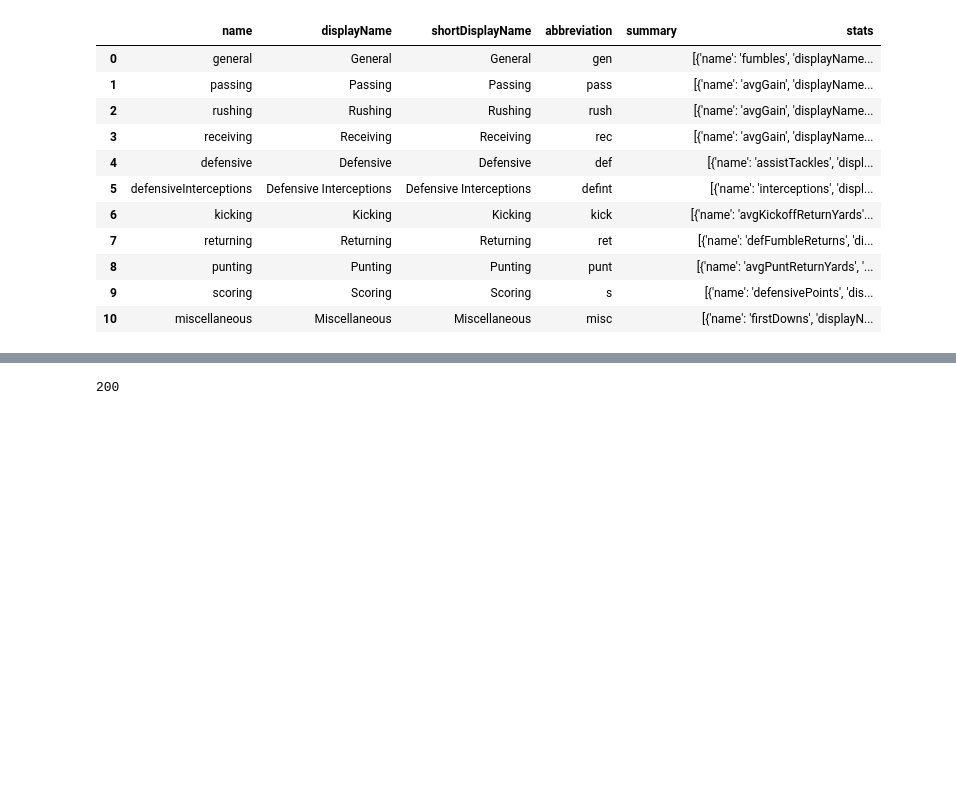
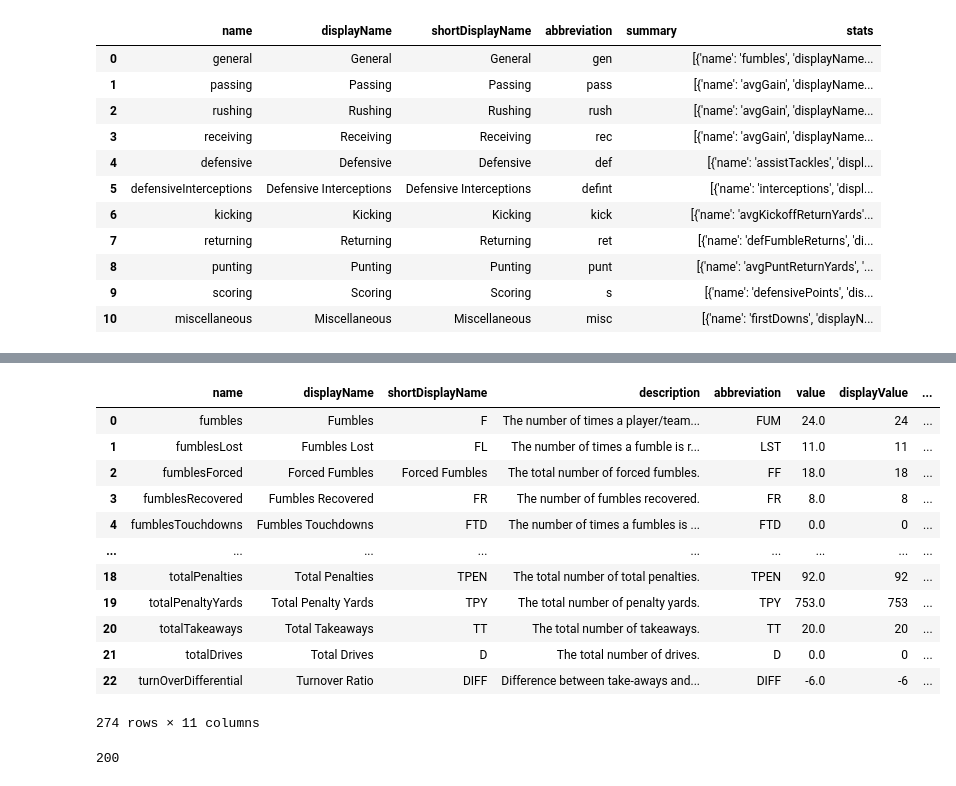
Before and after one commit to okennedyumd/INST414-Project, a Jupyter notebook: NFL_API_DATABASE.ipynb, the cells around one changed output, grey strips where cells are left out. Saved outputs shown, nothing was run; the diff lists cells and outputs as text; code cells hidden in the pictures; blank space fills up the shorter version.

Commit message:
team

```diff
--- a/NFL_API_DATABASE.ipynb
+++ b/NFL_API_DATABASE.ipynb
@@ -213,7 +224,3 @@ stats3
 | 8 | punting | Punting | Punting | punt |  | [{'name': 'avgPuntReturnYards', '... |
 | 9 | scoring | Scoring | Scoring | s |  | [{'name': 'defensivePoints', 'dis... |
 | 10 | miscellaneous | Miscellaneous | Miscellaneous | misc |  | [{'name': 'firstDowns', 'displayN... |
-# %%
-stats4 = (resp3_obj['splits']['categories'][1]['stats'])
-stats5 = pd.DataFrame(stats4)
-stats5.head()
@@ -227,3 +227,26 @@ stats5.head()
+# %%
+i = 0
+team = (resp3_obj['splits']['categories'])
+stats5 = pd.DataFrame()
+for line in team:
+    stats4 = pd.DataFrame(team[i]['stats'])
+    stats5 = pd.concat([stats5, stats4])
+    i += 1
+stats5
+# %% [output]
+|  | name | displayName | shortDisplayName | description | abbreviation | value | displayValue | ... |
+| 0 | fumbles | Fumbles | F | The number of times a player/team... | FUM | 24.0 | 24 | ... |
+| 1 | fumblesLost | Fumbles Lost | FL | The number of times a fumble is r... | LST | 11.0 | 11 | ... |
+| 2 | fumblesForced | Forced Fumbles | Forced Fumbles | The total number of forced fumbles. | FF | 18.0 | 18 | ... |
+| 3 | fumblesRecovered | Fumbles Recovered | FR | The number of fumbles recovered. | FR | 8.0 | 8 | ... |
+| 4 | fumblesTouchdowns | Fumbles Touchdowns | FTD | The number of times a fumbles is ... | FTD | 0.0 | 0 | ... |
+| ... | ... | ... | ... | ... | ... | ... | ... | ... |
+| 18 | totalPenalties | Total Penalties | TPEN | The total number of total penalties. | TPEN | 92.0 | 92 | ... |
+| 19 | totalPenaltyYards | Total Penalty Yards | TPY | The total number of penalty yards. | TPY | 753.0 | 753 | ... |
+| 20 | totalTakeaways | Total Takeaways | TT | The total number of takeaways. | TT | 20.0 | 20 | ... |
+| 21 | totalDrives | Total Drives | D | The total number of drives. | D | 0.0 | 0 | ... |
+| 22 | turnOverDifferential | Turnover Ratio | DIFF | Difference between take-aways and... | DIFF | -6.0 | -6 | ... |
+274 rows × 11 columns
 # %%
 resp4 = requests.get("https://sports.core.api.espn.com/v2/sports/football/leagues/nfl/seasons/2021/types/2/athletes/14876/statistics")
 resp4.status_code
```
Also changed, not shown: parts of 3 cells of this notebook.
